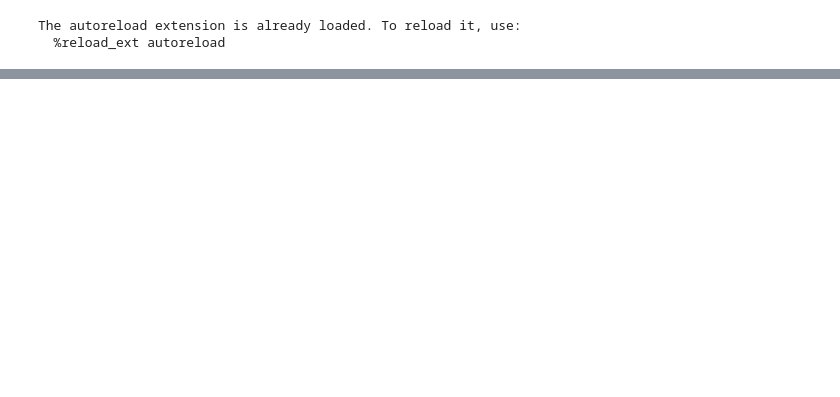
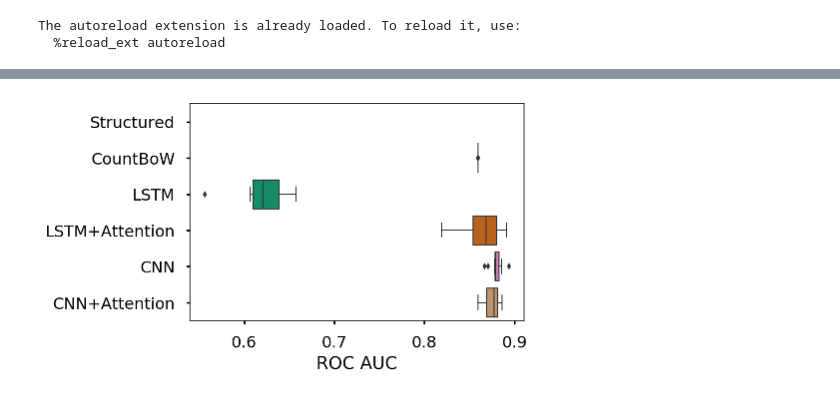
Before and after one commit to successar/PatientVec, a Jupyter notebook: Confidence_Interval.ipynb, the cells around one changed output, grey strips where cells are left out. Saved outputs shown, nothing was run; the diff lists cells and outputs as text; code cells hidden in the pictures; blank space fills up the shorter version.

```diff
--- a/Confidence_Interval.ipynb
+++ b/Confidence_Interval.ipynb
@@ -52,0 +72,4 @@ plot_confidence_graphs('Mortality_1yr', 'roc_auc')
+# %%
+plot_confidence_graphs('KneeSurgery_1', 'roc_auc')
+# %% [output]
+[figure, added]
```
Also changed, not shown: parts of 5 cells of this notebook, 12 other files.
